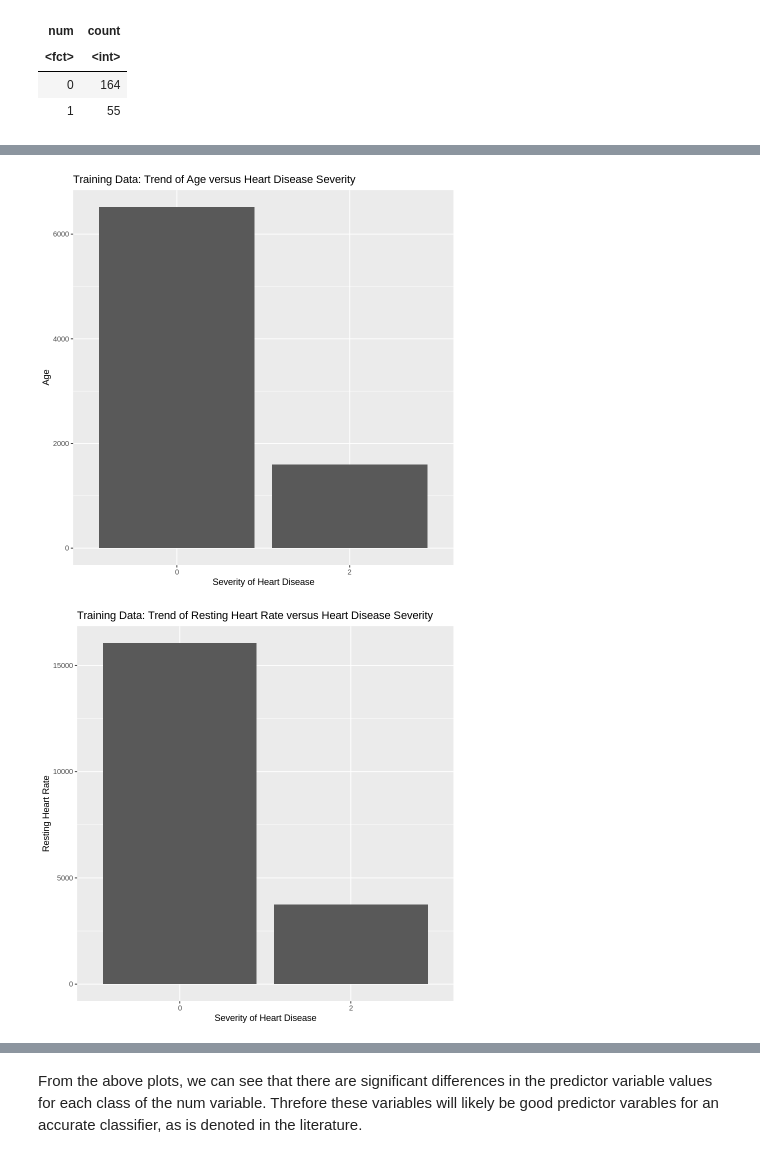
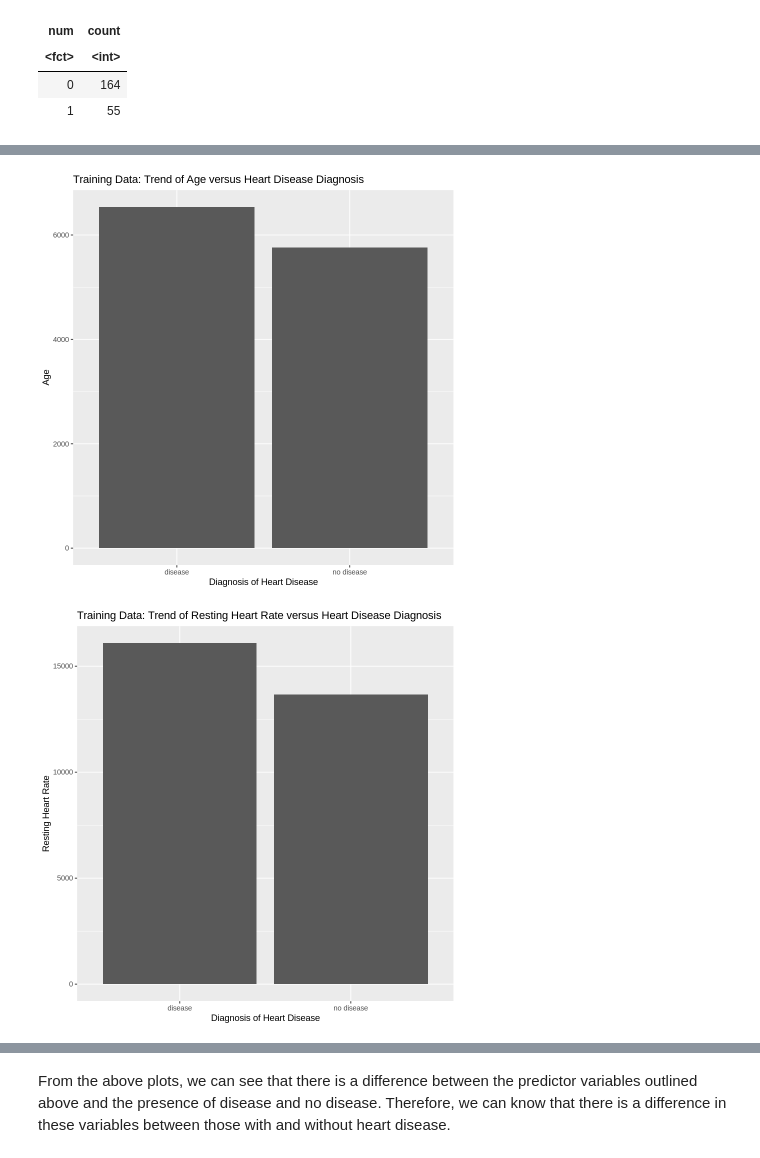
Before and after one commit to jainnsuhani/dsci-100-2023S1-group-21, a Jupyter notebook: heart_disease.ipynb, the cells around one changed output, grey strips where cells are left out. Saved outputs shown, nothing was run; the diff lists cells and outputs as text; code cells hidden in the pictures.

```diff
--- a/heart_disease.ipynb
+++ b/heart_disease.ipynb
@@ -192,0 +199,10 @@ Using the numbers 0 and 2, 0 and 3 or 0 and 1 created a more balanced sample tha
+# %%
+#combine 1-4 as disease and 0 as no disease
+disease<- c(1:4)
+no_disease<- c(0)
+#check balance
+cleveland_yes_no<-cleveland|> select(age, trestbp, chol, fbs, num)|> mutate(heart_disease= if_else(num>0, "no disease", "disease"))|> mutate(heart_disease=as_factor(heart_disease))
+cleveland_yes_no
+#balance check
+cleveland_balancecheck_yes_no<- cleveland_yes_no|> group_by(heart_disease)|> summarize(count=n())
+cleveland_balancecheck_yes_no
@@ -192,0 +236,3 @@ Using the numbers 0 and 2, 0 and 3 or 0 and 1 created a more balanced sample tha
+# %%
+cleveland<-cleveland_yes_no
+cleveland
@@ -194,7 +260,7 @@ Using the numbers 0 and 2, 0 and 3 or 0 and 1 created a more balanced sample tha
 #setting the seed
 set.seed(1)
 #created training(75%) and testing data
-cleveland_split<- initial_split(cleveland_0and2, prop=0.75, strata= num)
+cleveland_split<- initial_split(cleveland, prop=0.75, strata= num)
 cleveland_train<- training(cleveland_split)
 cleveland_test<- testing(cleveland_split)
 # %%
@@ -233,16 +308,16 @@ A tibble: 2 × 5
 # %%
 #graphs showing trends in predictor variables segregated by each class of heart disease severity. Note that each y-axis variable is the average value for each class of num
-cleveland_agenum_trend<- cleveland_train|> ggplot(aes(x=num, y=age))+geom_bar(stat="identity")+ labs(x="Severity of Heart Disease", y="Age")+ ggtitle ("Training Data: Trend of Age versus Heart Disease Severity")
+cleveland_agenum_trend<- cleveland_train|> ggplot(aes(x=heart_disease, y=age))+geom_bar(stat="identity")+ labs(x="Diagnosis of Heart Disease", y="Age")+ ggtitle ("Training Data: Trend of Age versus Heart Disease Diagnosis")
 cleveland_agenum_trend
 
-cleveland_trestbpnum_trend<- cleveland_train|> ggplot(aes(x=num, y=trestbp))+geom_bar(stat="identity")+ labs(x="Severity of Heart Disease", y="Resting Heart Rate")+ ggtitle ("Training Data: Trend of Resting Heart Rate versus Heart Disease Severity")
+cleveland_trestbpnum_trend<- cleveland_train|> ggplot(aes(x=heart_disease, y=trestbp))+geom_bar(stat="identity")+ labs(x="Diagnosis of Heart Disease", y="Resting Heart Rate")+ ggtitle ("Training Data: Trend of Resting Heart Rate versus Heart Disease Diagnosis")
 cleveland_trestbpnum_trend
 
-cleveland_cholnum_trend<- cleveland_train|> ggplot(aes(x=num, y=chol))+geom_bar(stat="identity")+ labs(x="Severity of Heart Disease", y="Serum Cholesterol Levels (mg/dl)")+ ggtitle ("Training Data: Trend of Serum Cholesterol Levels versus Heart Disease Severity")
+cleveland_cholnum_trend<- cleveland_train|> ggplot(aes(x=heart_disease, y=chol))+geom_bar(stat="identity")+ labs(x="Diagnosis of Heart Disease", y="Serum Cholesterol Levels (mg/dl)")+ ggtitle ("Training Data: Trend of Serum Cholesterol Levels versus Heart Disease Diagnosis")
 cleveland_cholnum_trend
 
-cleveland_fbsnum_trend<- cleveland_train|> ggplot(aes(x=num, y=fbs))+geom_bar(stat="identity")+ labs(x="Severity of Heart Disease", y="Fasting Blood Sugar above or below 120mg/dl")+ ggtitle ("Training Data: Trend of Fasting Blood Sugar versus Heart Disease Severity")
+cleveland_fbsnum_trend<- cleveland_train|> ggplot(aes(x=heart_disease, y=fbs))+geom_bar(stat="identity")+ labs(x="Diagnosis of Heart Disease", y="Fasting Blood Sugar above or below 120mg/dl")+ ggtitle ("Training Data: Trend of Fasting Blood Sugar versus Heart Disease Diagnosis")
 cleveland_fbsnum_trend
 # %% [output]
-[figure, old version]
+[figure, new version]
-[figure, old version]
+[figure, new version]
@@ -251,2 +326,2 @@ cleveland_fbsnum_trend
 # %% [markdown]
-From the above plots, we can see that there are significant differences in the predictor variable values for each class of the num variable. Threfore these variables will likely be good predictor varables for an accurate classifier, as is denoted in the literature.
+From the above plots, we can see that there is a difference between the predictor variables outlined above and the presence of disease and no disease. Therefore, we can know that there is a difference in these variables between those with and without heart disease.
```
Also changed, not shown: parts of 16 cells of this notebook.
